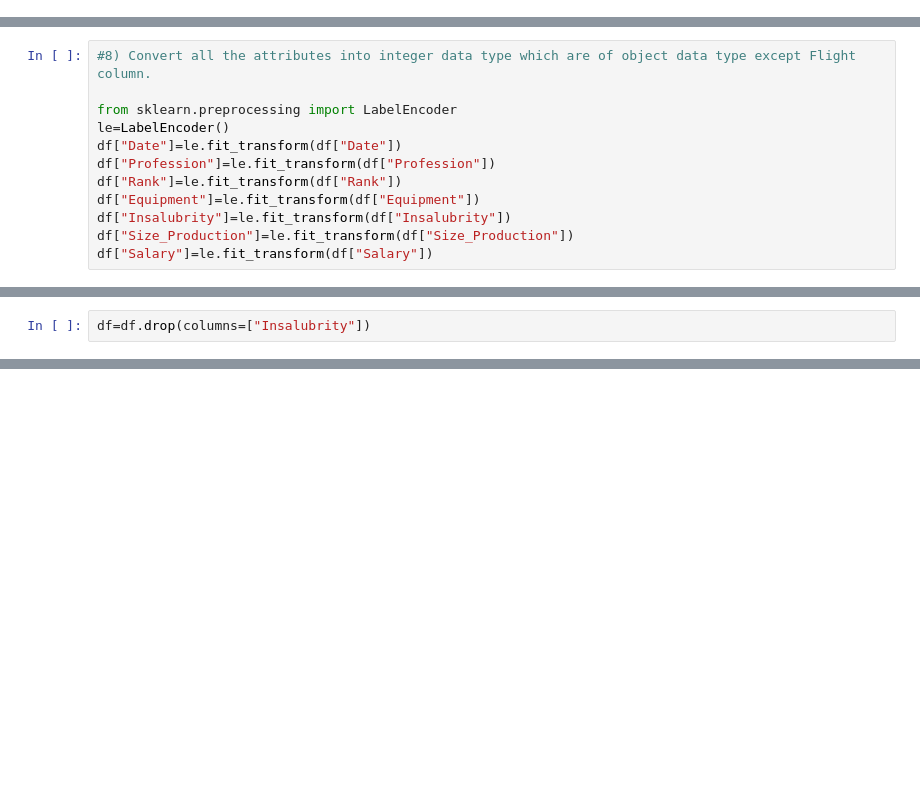
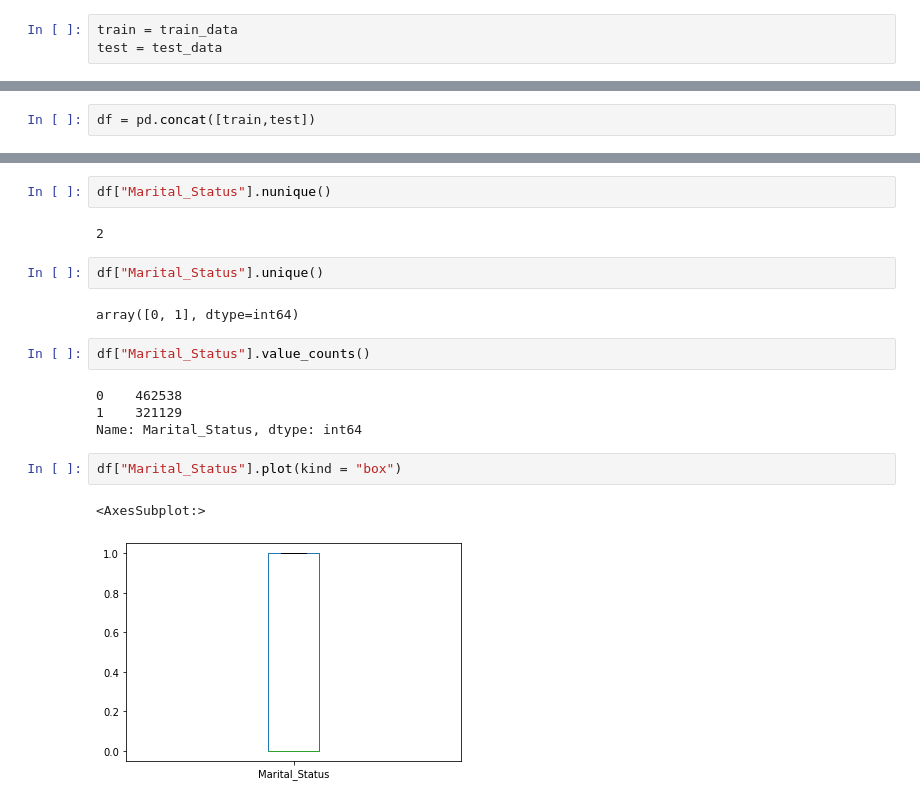
Before and after one commit to sribala4/Arjun, a Jupyter notebook: Untitled1.ipynb, the cells around one changed output, grey strips where cells are left out. Cells and saved outputs as stored; diff of their text form; blank space fills up the shorter version.

```diff
--- a/Untitled1.ipynb
+++ b/Untitled1.ipynb
@@ -3,0 +35,3 @@ df=pd.read_csv("Factory_Salary.csv")
+# %%
+train = train_data
+test = test_data
@@ -4 +92,3 @@ df=pd.read_csv("Factory_Salary.csv")
+# %%
+df = pd.concat([train,test])
 # %%
@@ -158,12 +113,0 @@ df
-# %%
-#8) Convert all the attributes into integer data type which are of object data type except Flight column.
-
-from sklearn.preprocessing import LabelEncoder
-le=LabelEncoder()
-df["Date"]=le.fit_transform(df["Date"])
-df["Profession"]=le.fit_transform(df["Profession"])
-df["Rank"]=le.fit_transform(df["Rank"])
-df["Equipment"]=le.fit_transform(df["Equipment"])
-df["Insalubrity"]=le.fit_transform(df["Insalubrity"])
-df["Size_Production"]=le.fit_transform(df["Size_Production"])
-df["Salary"]=le.fit_transform(df["Salary"])
@@ -208,2 +113,0 @@ vif_data = pd.DataFrame()
-# %%
-df=df.drop(columns=["Insalubrity"])
@@ -262,0 +159,19 @@ Name: Rank, Length: 264, dtype: int64
+# %%
+df["Marital_Status"].nunique()
+# %% [output]
+2
+# %%
+df["Marital_Status"].unique()
+# %% [output]
+array([0, 1], dtype=int64)
+# %%
+df["Marital_Status"].value_counts()
+# %% [output]
+0    462538
+1    321129
+Name: Marital_Status, dtype: int64
+# %%
+df["Marital_Status"].plot(kind = "box")
+# %% [output]
+<AxesSubplot:>
+[figure, added]
```
Also changed, not shown: parts of 44 cells of this notebook.
